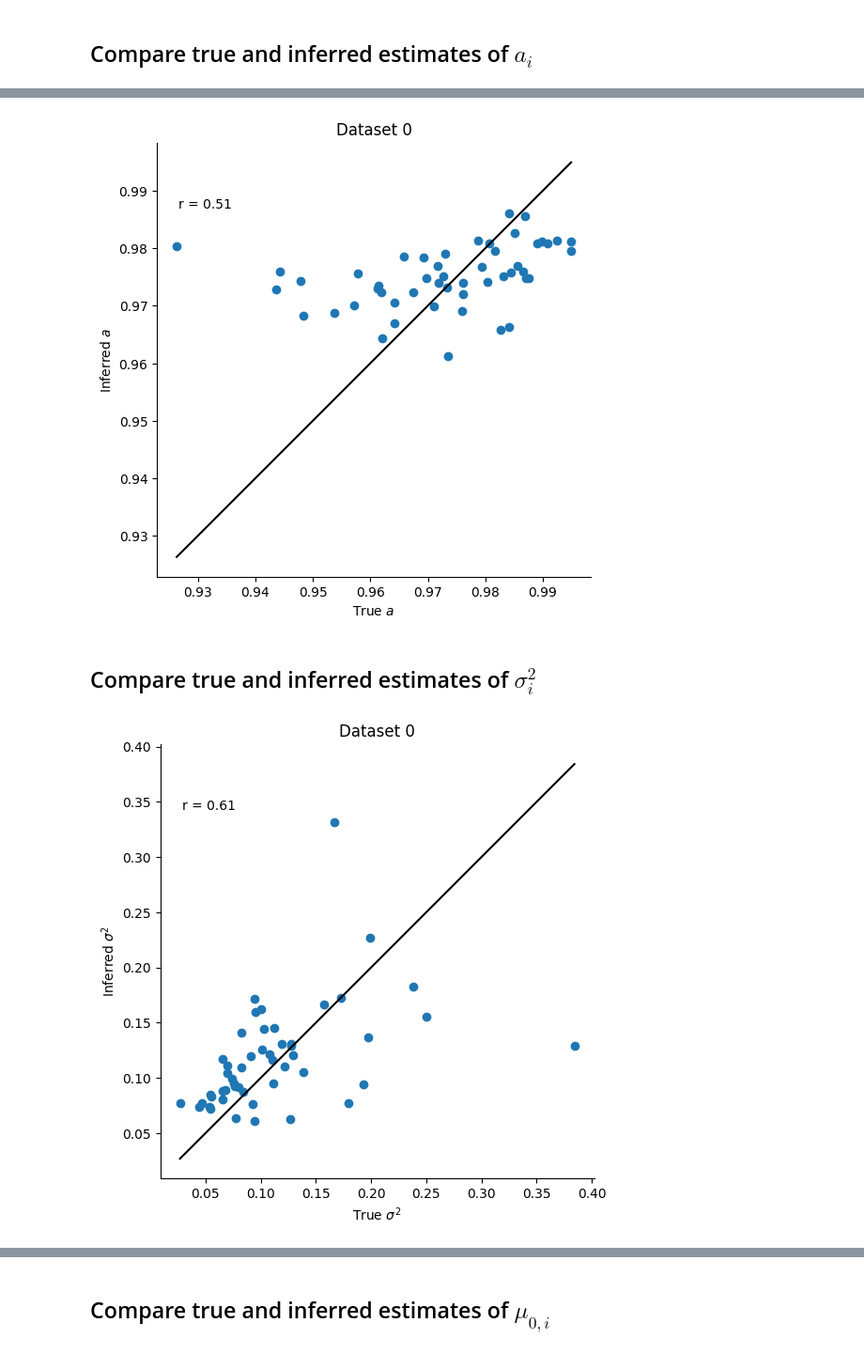
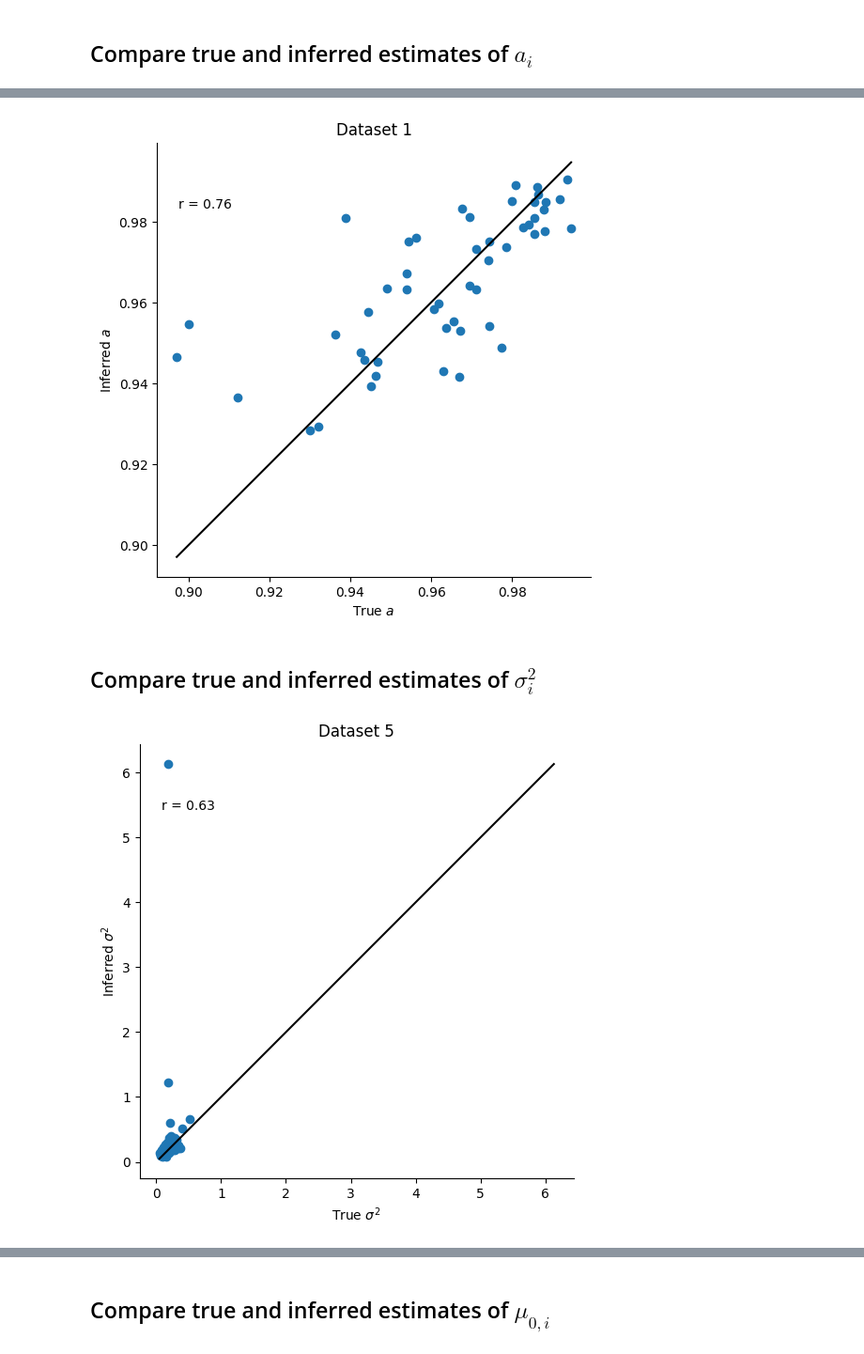
Before and after one commit to robinvloeberghs/hMFC, a Jupyter notebook: Paper/testing/testing_hmfc.ipynb, the cells around one changed output, grey strips where cells are left out. Shown at 94% size. Drawn from its saved outputs; the diff is of its cells as text; code cells hidden in the pictures.

```diff
--- a/Paper/testing/testing_hmfc.ipynb
+++ b/Paper/testing/testing_hmfc.ipynb
@@ -759,7 +236,7 @@ true_params, true_states, emissions, inputs, lps, posterior_samples_a0, posterio
 ## Log prob
 # %%
 dataset = 0
-burn_in = 300
+burn_in = 500
 # %%
 plt.figure(figsize=(8, 6))
 plt.plot(jnp.stack(lps[dataset])/emissions[dataset].size) # normalized log joint prob
@@ -827,38 +314,40 @@ plt.show()
+# %%
+dataset = 1
 # %%
-dataset = 0
-
-a_min = min(true_params['a'][dataset].min(), jnp.mean(posterior_samples_a[dataset][burn_in:], axis=0).min())
-a_max = max(true_params['a'][dataset].max(), jnp.mean(posterior_samples_a[dataset][burn_in:], axis=0).max())
+a_min = min(all_true_params[dataset]['a'].min(), jnp.mean(posterior_samples_a[dataset][burn_in:], axis=0).min())
+a_max = max(all_true_params[dataset]['a'].max(), jnp.mean(posterior_samples_a[dataset][burn_in:], axis=0).max())
 
 plt.figure(figsize=(8, 6))
-plt.scatter(true_params['a'][dataset], jnp.mean(posterior_samples_a[dataset][burn_in:], axis=0))
+plt.scatter(all_true_params[dataset]['a'], jnp.mean(posterior_samples_a[dataset][burn_in:], axis=0))
 plt.plot([a_min, a_max], [a_min, a_max], '-k')
 plt.xlabel("True $a$")
 plt.ylabel("Inferred $a$")
 plt.title(r"Dataset {:d}".format(dataset))
 plt.gca().set_aspect(1.0)
-r, p = spearmanr(true_params['a'][dataset], jnp.mean(posterior_samples_a[dataset][burn_in:], axis=0))
+r, p = spearmanr(all_true_params[dataset]['a'], jnp.mean(posterior_samples_a[dataset][burn_in:], axis=0))
 plt.annotate('r = {:.2f}'.format(r), xy=(0.05, 0.85), xycoords='axes fraction')
 sns.despine()
 plt.show()
 # %% [output]
-[figure, old version]
+[figure, new version]
 # %% [markdown]
 ## Compare true and inferred estimates of $\sigma^2_i$
+# %%
+dataset = 5
 # %%
-sigmasq_min = min(true_params['sigmasq'][dataset].min(), jnp.mean(posterior_samples_sigmasq[dataset][burn_in:], axis=0).min())
-sigmasq_max = max(true_params['sigmasq'][dataset].max(), jnp.mean(posterior_samples_sigmasq[dataset][burn_in:], axis=0).max())
+sigmasq_min = min(all_true_params[dataset]['sigmasq'].min(), jnp.mean(posterior_samples_sigmasq[dataset][burn_in:], axis=0).min())
+sigmasq_max = max(all_true_params[dataset]['sigmasq'].max(), jnp.mean(posterior_samples_sigmasq[dataset][burn_in:], axis=0).max())
 
 plt.figure(figsize=(8, 6))
-plt.scatter(true_params['sigmasq'][dataset], jnp.mean(posterior_samples_sigmasq[dataset][burn_in:], axis=0))
+plt.scatter(all_true_params[dataset]['sigmasq'], jnp.mean(posterior_samples_sigmasq[dataset][burn_in:], axis=0))
 plt.plot([sigmasq_min, sigmasq_max], [sigmasq_min, sigmasq_max], '-k')
 plt.xlabel("True $\sigma^2$")
 plt.ylabel("Inferred $\sigma^2$")
 plt.title(r"Dataset {:d}".format(dataset))
 plt.gca().set_aspect(1.0)
-r, p = spearmanr(true_params['sigmasq'][dataset], jnp.mean(posterior_samples_sigmasq[dataset][burn_in:], axis=0))
+r, p = spearmanr(all_true_params[dataset]['sigmasq'], jnp.mean(posterior_samples_sigmasq[dataset][burn_in:], axis=0))
 plt.annotate('r = {:.2f}'.format(r), xy=(0.05, 0.85), xycoords='axes fraction')
 sns.despine()
 plt.show()
 # %% [output]
-[figure, old version]
+[figure, new version]
```
Also changed, not shown: parts of 70 cells of this notebook.
